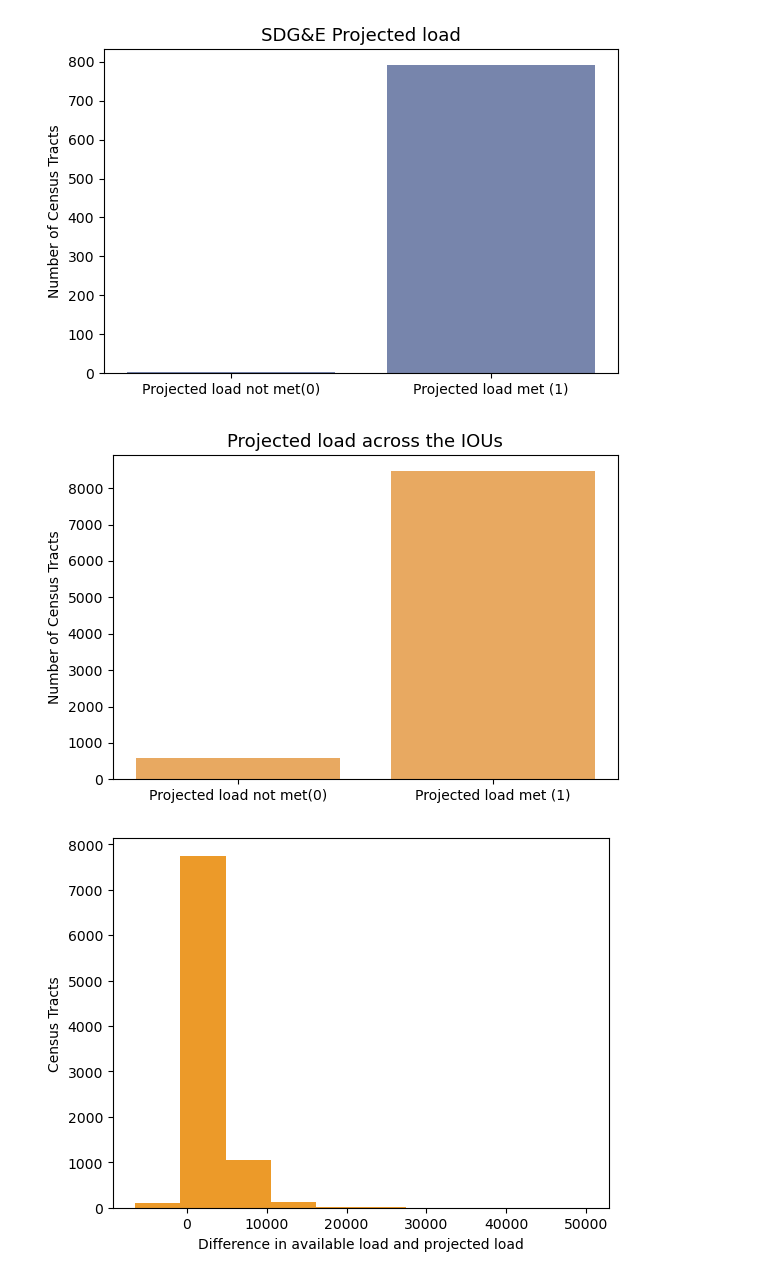
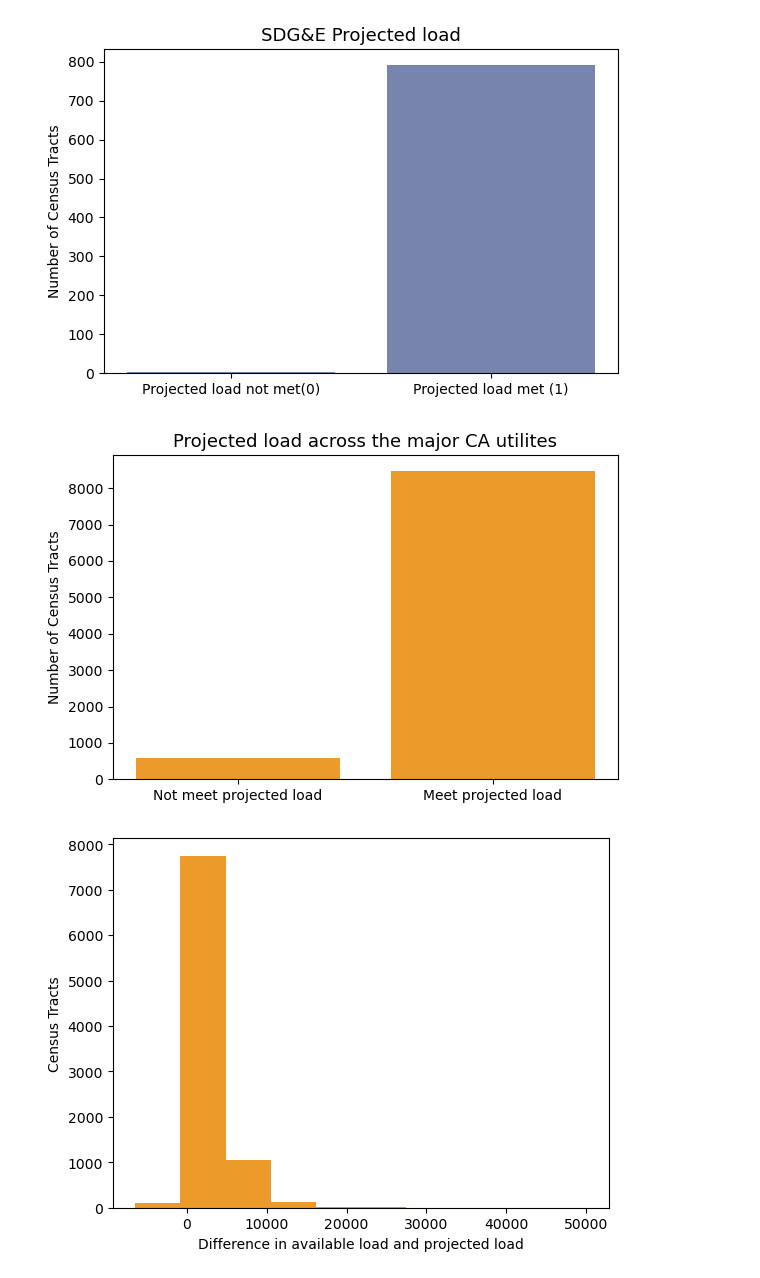
Before and after one commit to ElectriGrid/projected-load-analysis, a Jupyter notebook: headroom_vs_projected.ipynb, the cells around one changed output. Drawn from its saved outputs; the diff is of its cells as text; code cells hidden in the pictures.

```diff
--- a/headroom_vs_projected.ipynb
+++ b/headroom_vs_projected.ipynb
@@ -621,17 +391,17 @@ iou_projected = gpd.GeoDataFrame(pd.concat([iou_projected, sdge_join]), crs = sd
 # %%
 # count census tracts that can meet projected load
 counts = iou_projected['met_proj_load'].value_counts().sort_index()
 
-labels = ['Projected load not met(0)', 'Projected load met (1)']
+labels = ['Not meet projected load', 'Meet projected load']
 
 fig, ax = plt.subplots(figsize=(6, 4))
-ax.bar(labels, counts.values, color = "#E8A961")
-ax.set_title('Projected load across the IOUs', fontsize=13)
+ax.bar(labels, counts.values, color = "#EC9A29")
+ax.set_title('Projected load across the major CA utilites', fontsize=13)
 ax.set_ylabel('Number of Census Tracts')
 plt.tight_layout()
 plt.show()
 # %% [output]
-[figure, old version]
+[figure, new version]
 # %%
 plt.hist(iou_projected['diff_proj_load'],
          color = "#EC9A29")
```
Also changed, not shown: parts of 18 cells of this notebook.
